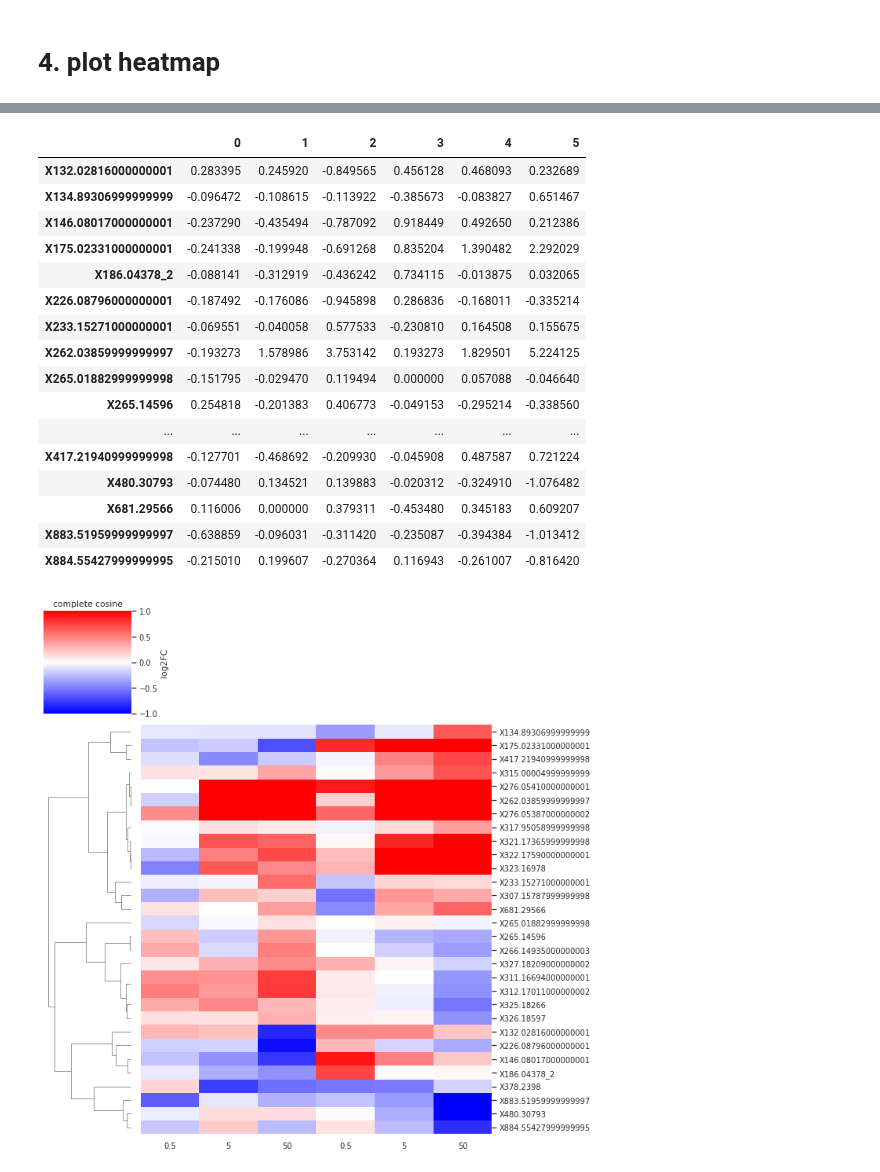
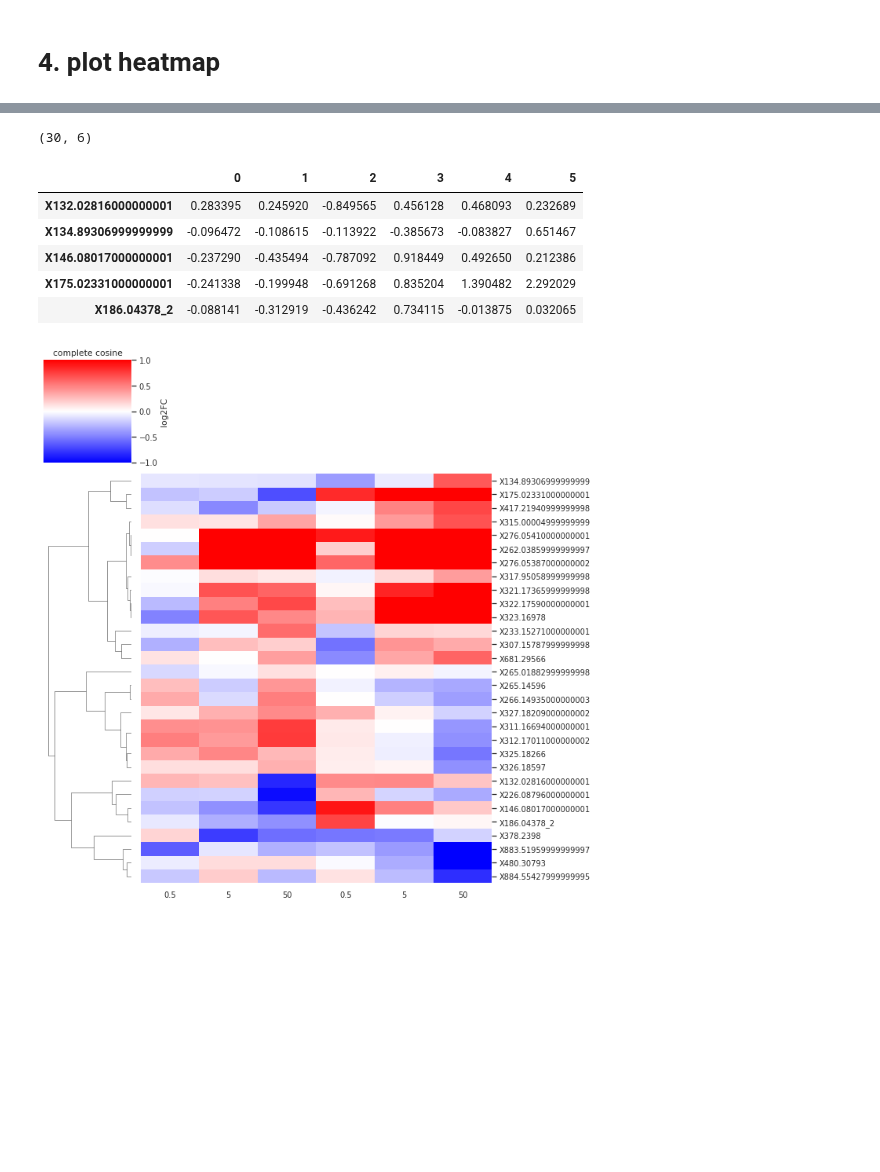
Before and after one commit to adelomana/HUVECs, a Jupyter notebook: Fig.4.untargeted/patient-specific/patient_specific_dose_responders_fold_change.ipynb, the cells around one changed output, grey strips where cells are left out. Saved outputs shown, nothing was run; the diff lists cells and outputs as text; code cells hidden in the pictures; blank space fills up the shorter version.

```diff
--- a/Fig.4.untargeted/patient-specific/patient_specific_dose_responders.ipynb
+++ b/Fig.4.untargeted/patient-specific/patient_specific_dose_responders_fold_change.ipynb
@@ -267,24 +267,15 @@ X322.17590000000001 24 100 [1.2197145425258338, 1.5248065165605365, 1.1585571217
 # %%
 hd = pandas.DataFrame.from_dict(heatmap_data).transpose().sort_index()
-hd
+print(hd.shape)
+hd.head()
 # %% [output]
+(30, 6)
 |  | 0 | 1 | 2 | 3 | 4 | 5 |
 | X132.02816000000001 | 0.283395 | 0.245920 | -0.849565 | 0.456128 | 0.468093 | 0.232689 |
 | X134.89306999999999 | -0.096472 | -0.108615 | -0.113922 | -0.385673 | -0.083827 | 0.651467 |
 | X146.08017000000001 | -0.237290 | -0.435494 | -0.787092 | 0.918449 | 0.492650 | 0.212386 |
 | X175.02331000000001 | -0.241338 | -0.199948 | -0.691268 | 0.835204 | 1.390482 | 2.292029 |
 | X186.04378_2 | -0.088141 | -0.312919 | -0.436242 | 0.734115 | -0.013875 | 0.032065 |
-| X226.08796000000001 | -0.187492 | -0.176086 | -0.945898 | 0.286836 | -0.168011 | -0.335214 |
-| X233.15271000000001 | -0.069551 | -0.040058 | 0.577533 | -0.230810 | 0.164508 | 0.155675 |
-| X262.03859999999997 | -0.193273 | 1.578986 | 3.753142 | 0.193273 | 1.829501 | 5.224125 |
-| X265.01882999999998 | -0.151795 | -0.029470 | 0.119494 | 0.000000 | 0.057088 | -0.046640 |
-| X265.14596 | 0.254818 | -0.201383 | 0.406773 | -0.049153 | -0.295214 | -0.338560 |
-| ... | ... | ... | ... | ... | ... | ... |
-| X417.21940999999998 | -0.127701 | -0.468692 | -0.209930 | -0.045908 | 0.487587 | 0.721224 |
-| X480.30793 | -0.074480 | 0.134521 | 0.139883 | -0.020312 | -0.324910 | -1.076482 |
-| X681.29566 | 0.116006 | 0.000000 | 0.379311 | -0.453480 | 0.345183 | 0.609207 |
-| X883.51959999999997 | -0.638859 | -0.096031 | -0.311420 | -0.235087 | -0.394384 | -1.013412 |
-| X884.55427999999995 | -0.215010 | 0.199607 | -0.270364 | 0.116943 | -0.261007 | -0.816420 |
 # %%
 linkage_method = 'complete'
 distance_metric = 'cosine'
```
Also changed, not shown: parts of 5 cells of this notebook, 1 other file.
